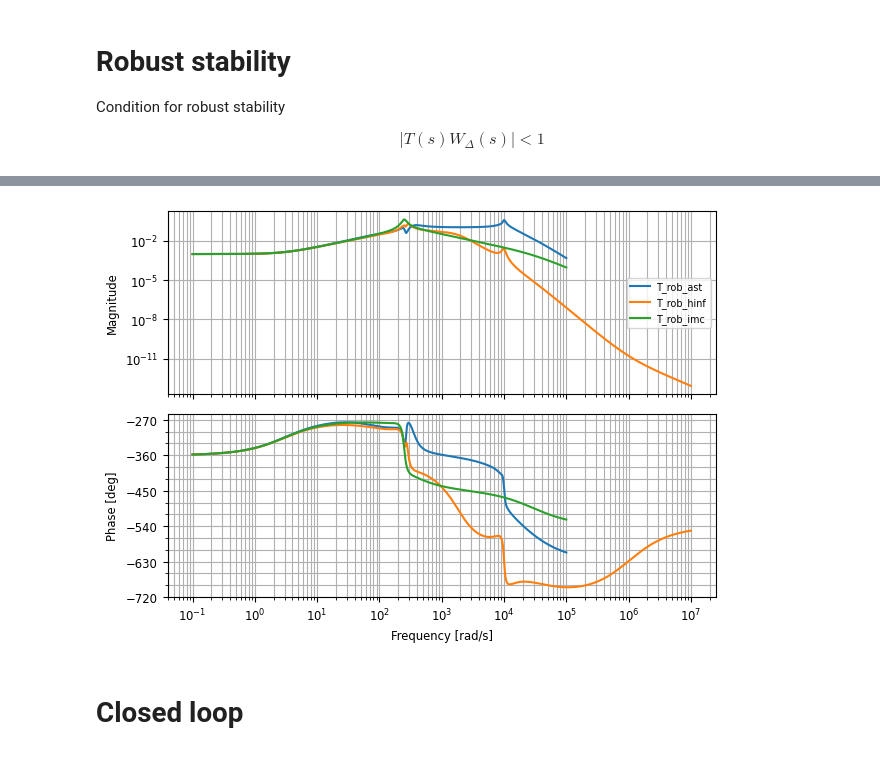
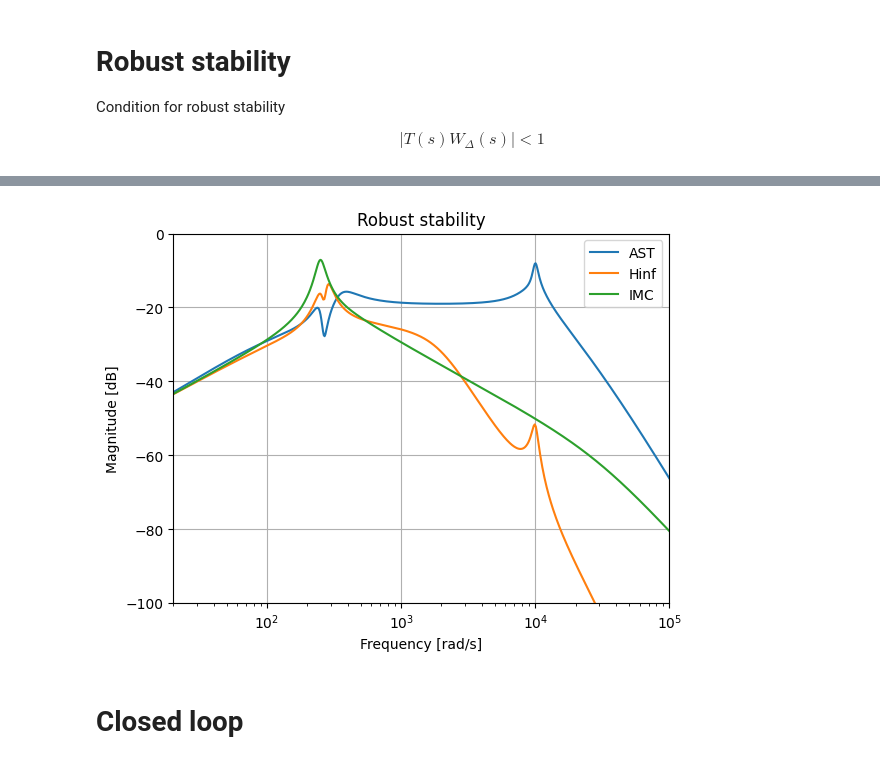
Before and after one commit to eliasrhoden/Sinumerik-Ctrl, a Jupyter notebook: ctrl_compare.ipynb, the cells around one changed output, grey strips where cells are left out. Cells and saved outputs as stored; diff of their text form; code cells hidden in the pictures.

Commit message:
Added figure export

```diff
--- a/ctrl_compare.ipynb
+++ b/ctrl_compare.ipynb
@@ -211,9 +230,20 @@ T_rob_imc = L_imc*S_imc*W_delta
 T_rob_imc = ctrl.minreal(T_rob_imc)
 T_rob_imc.name = 'T_rob_imc'
 
-ctrl.bode(T_rob_ast)
-ctrl.bode(T_rob_hinf)
-ctrl.bode(T_rob_imc)
+#ctrl.bode(T_rob_ast)
+#ctrl.bode(T_rob_hinf)
+#ctrl.bode(T_rob_imc)
+
+bodemag(T_rob_ast,label='AST')
+bodemag(T_rob_hinf,label='Hinf')
+bodemag(T_rob_imc,label='IMC')
+plt.grid('on')
+plt.xlim(20,1e5)
+plt.ylim(-100,0)
+plt.legend()
+plt.ylabel('Magnitude [dB]')
+plt.xlabel('Frequency [rad/s]')
+plt.title('Robust stability')
 
 T_rob_ast_peak = peak_norm(T_rob_ast)
 T_rob_hinf_peak = peak_norm(T_rob_hinf)
@@ -222,6 +252,8 @@ T_rob_imc_peak = peak_norm(T_rob_imc)
 print(f'T_rob_ast_peak: {T_rob_ast_peak}')
 print(f'T_rob_hinf_peak: {T_rob_hinf_peak}')
 print(f'T_rob_imc_peak: {T_rob_imc_peak}')
+
+save_fig('robust_stability')
 # %% [output]
 10 states have been removed from the model
 13 states have been removed from the model
@@ -232,4 +264,4 @@ T_rob_imc_peak: 0.4403516884028005
-[figure, old version]
+[figure, new version]
 # %% [markdown]
 # Closed loop
 # %%
```
Also changed, not shown: parts of 6 cells of this notebook, 21 other files.
